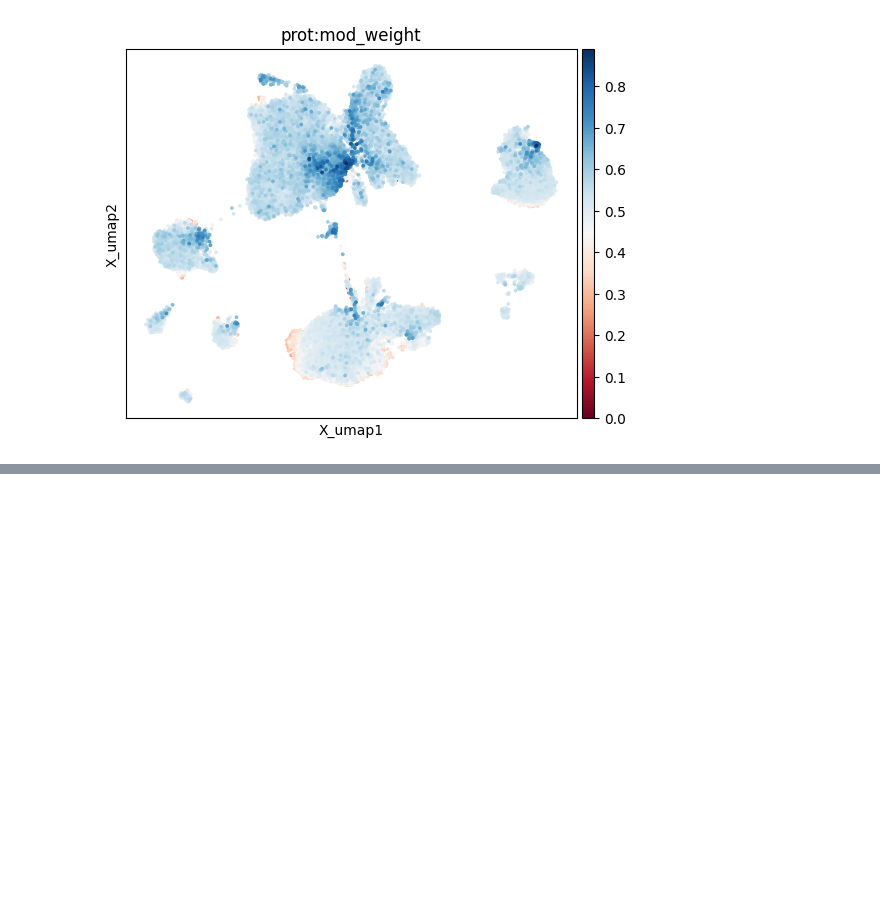
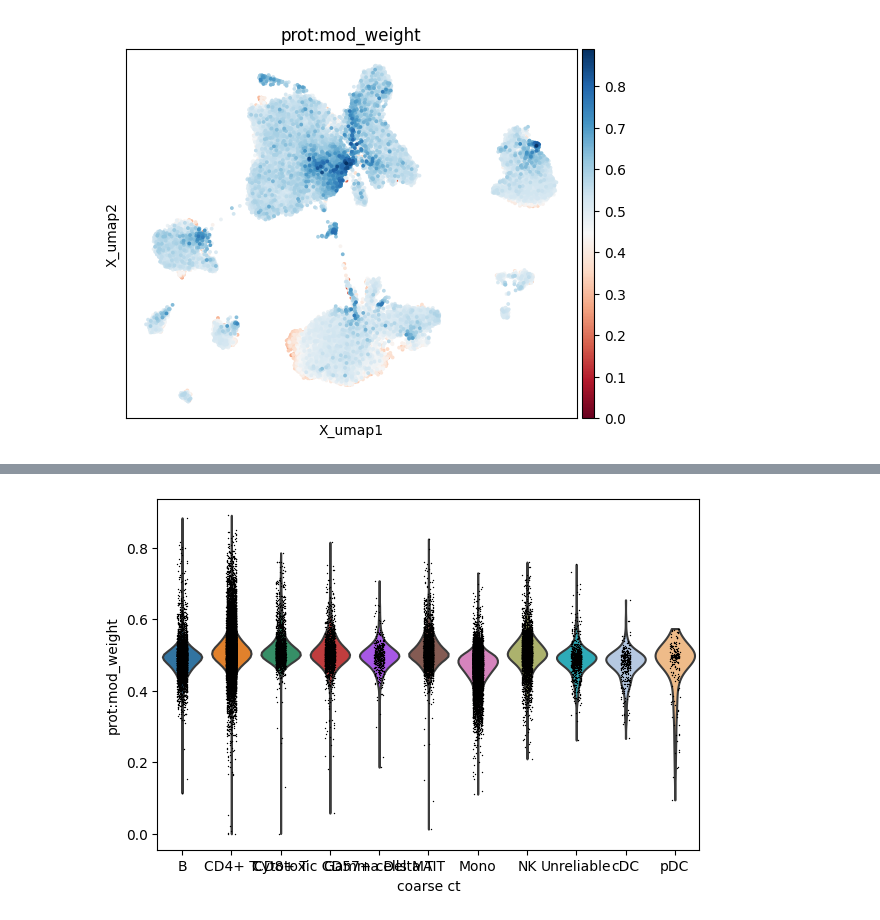
Before and after one commit to mincheoly/sicca_hackathon_2023, a Jupyter notebook: Task 4 - muon WNN.ipynb, the cells around one changed output, grey strips where cells are left out. Drawn from its saved outputs; the diff is of its cells as text; code cells hidden in the pictures; blank space fills up the shorter version.

```diff
--- a/Task 4 - muon WNN.ipynb
+++ b/Task 4 - muon WNN.ipynb
@@ -48,0 +71,4 @@ WARNING: saving figure to file figures/X_umaptask4_ADT_weights.png
+# %%
+sc.pl.violin(mdata, groupby='coarse_ct', keys='prot:mod_weight')
+# %% [output]
+[figure, added]
```
Also changed, not shown: parts of 9 cells of this notebook, 1 other file.
